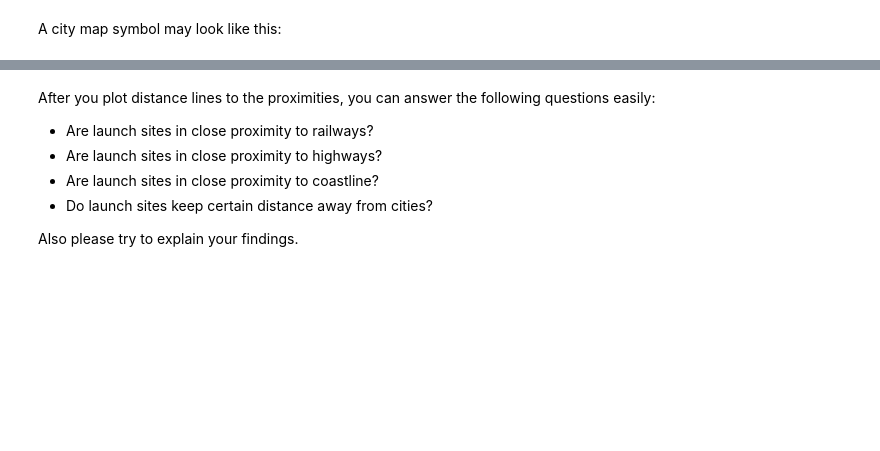
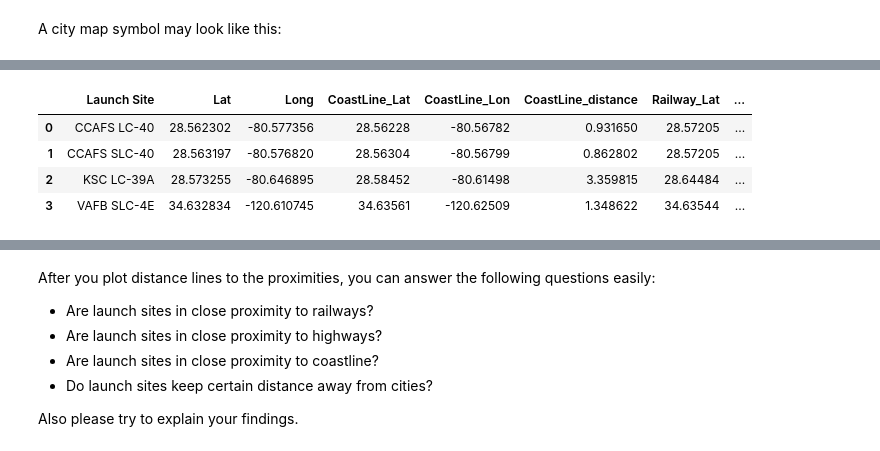
Before and after one commit to DrBlancoPortals/IBM_DS_Capstone, a Jupyter notebook: lab_jupyter_launch_site_location.ipynb, the cells around one changed output, grey strips where cells are left out. Cells and saved outputs as stored; diff of their text form; code cells hidden in the pictures; blank space fills up the shorter version.

Commit message:
Folium maps Notebook - completed

```diff
--- a/lab_jupyter_launch_site_location.ipynb
+++ b/lab_jupyter_launch_site_location.ipynb
@@ -380,5 +454,9 @@ def calculate_distance(lat1, lon1, lat2, lon2):
 *TODO:* Draw a `PolyLine` between a launch site to the selected coastline point
 # %%
 # Create a `folium.PolyLine` object using the coastline coordinates and launch site coordinate
-# lines=folium.PolyLine(locations=coordinates, weight=1)
-site_map.add_child(lines)
+lines = []
+for idx, record in launch_sites_df.iterrows():
+    coordinates = [(record['Lat'],record['Long']),(record['CoastLine_Lat'], record['CoastLine_Lon'])]
+    lines.append(
+        folium.PolyLine(coordinates, weight=1, color = 'black')
+    )
@@ -413,0 +572,47 @@ A city map symbol may look like this:
+# %%
+#Railways
+
+list_dictances = []
+for index, record in launch_sites_df.iterrows():
+    launch_site_lat = record['Lat']
+    launch_site_lon = record['Long']
+    obj_lat = record['Railway_Lat']
+    obj_lon = record['Railway_Lon']
+
+    distance_coastline = calculate_distance(launch_site_lat, launch_site_lon, obj_lat, obj_lon)
+    list_dictances.append(distance_coastline)
+
+launch_sites_df['Railway_distance'] = list_dictances
+
+list_dictances = []
+for index, record in launch_sites_df.iterrows():
+    launch_site_lat = record['Lat']
+    launch_site_lon = record['Long']
+    obj_lat = record['Highway_Lat']
+    obj_lon = record['Highway_Lon']
+
+    distance_coastline = calculate_distance(launch_site_lat, launch_site_lon, obj_lat, obj_lon)
+    list_dictances.append(distance_coastline)
+
+launch_sites_df['Highway_distance'] = list_dictances
+
+list_dictances = []
+for index, record in launch_sites_df.iterrows():
+    launch_site_lat = record['Lat']
+    launch_site_lon = record['Long']
+    obj_lat = record['Town_Lat']
+    obj_lon = record['Town_Lon']
+
+    distance_coastline = calculate_distance(launch_site_lat, launch_site_lon, obj_lat, obj_lon)
+    list_dictances.append(distance_coastline)
+
+launch_sites_df['Town_distance'] = list_dictances
+
+
+launch_sites_df
+# %% [output]
+|  | Launch Site | Lat | Long | CoastLine_Lat | CoastLine_Lon | CoastLine_distance | Railway_Lat | ... |
+| 0 | CCAFS LC-40 | 28.562302 | -80.577356 | 28.56228 | -80.56782 | 0.931650 | 28.57205 | ... |
+| 1 | CCAFS SLC-40 | 28.563197 | -80.576820 | 28.56304 | -80.56799 | 0.862802 | 28.57205 | ... |
+| 2 | KSC LC-39A | 28.573255 | -80.646895 | 28.58452 | -80.61498 | 3.359815 | 28.64484 | ... |
+| 3 | VAFB SLC-4E | 34.632834 | -120.610745 | 34.63561 | -120.62509 | 1.348622 | 34.63544 | ... |
```
Also changed, not shown: parts of 23 cells of this notebook.
